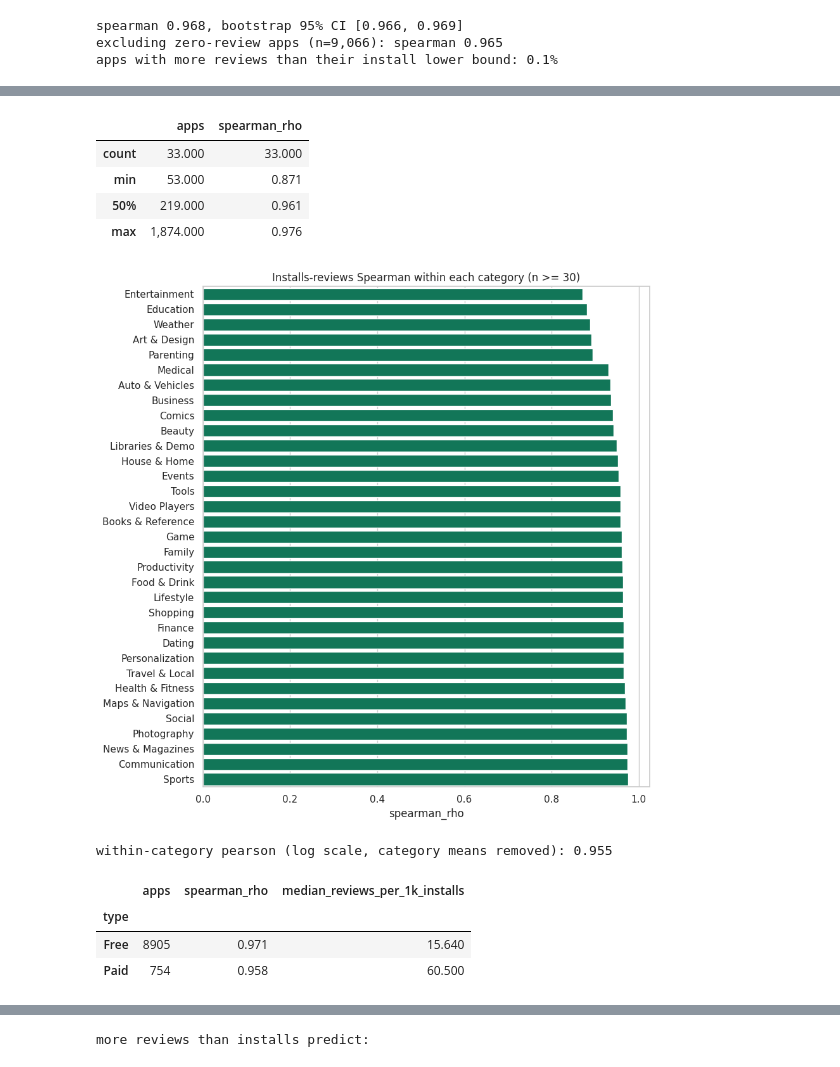
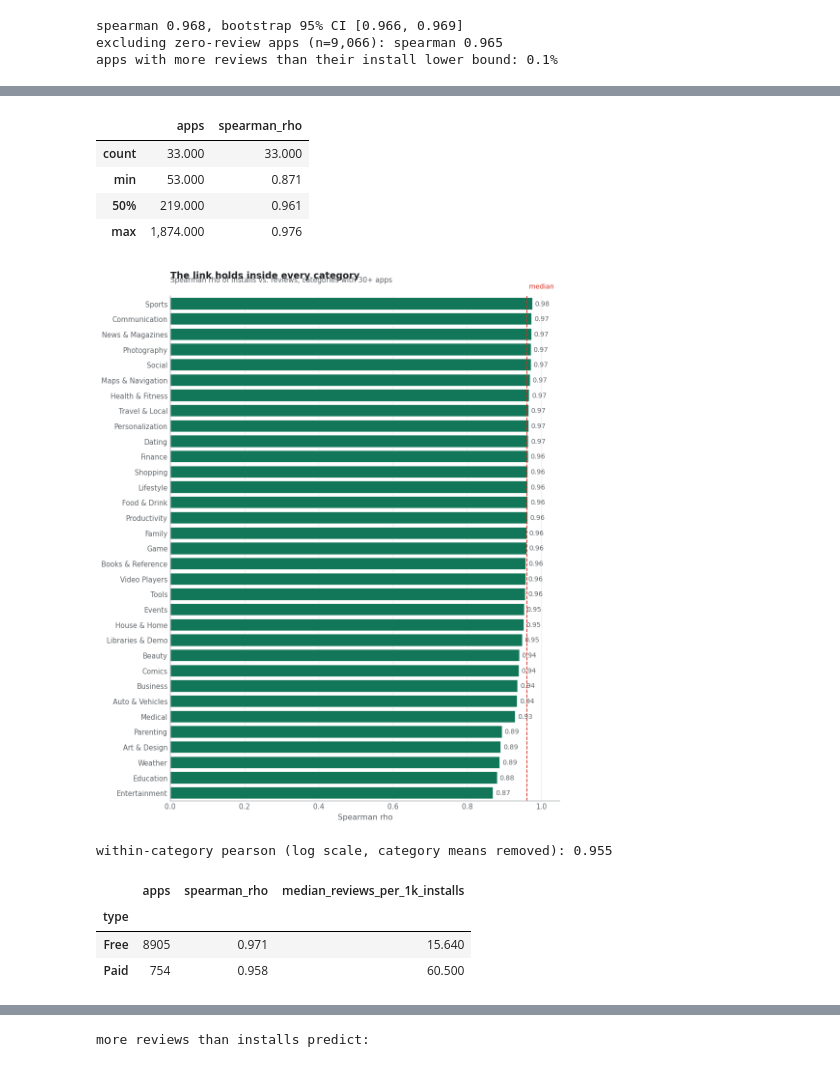
Before and after one commit to MokuaEnock/google_play_store_analysis, a Jupyter notebook: google_play_store_analysis.ipynb, the cells around one changed output, grey strips where cells are left out. Saved outputs shown, nothing was run; the diff lists cells and outputs as text; code cells hidden in the pictures.

Commit message:
update dahbord and standrize charts

```diff
--- a/google_play_store_analysis.ipynb
+++ b/google_play_store_analysis.ipynb
@@ -672,6 +715,7 @@ def engineer_features(pdf: pd.DataFrame) -> pd.DataFrame:
     df = pdf.copy()
 
     df["last_updated"] = pd.to_datetime(df["last_updated"], format="%B %d, %Y", errors="coerce")
+    # "today" = newest update in the data, so recency does not depend on when you run this
     snapshot_date = df["last_updated"].max()
     df["days_since_update"] = (snapshot_date - df["last_updated"]).dt.days
 
@@ -679,7 +723,7 @@ def engineer_features(pdf: pd.DataFrame) -> pd.DataFrame:
     df["primary_genre"] = df["genres"].str.split(";").str[0].str.strip()
 
     df["is_paid"] = df["type"].eq("Paid")
-    df["size_missing"] = df["size_mb"].isna()
+    df["size_missing"] = df["size_mb"].isna()   # "Varies with device" stays flagged, not guessed
     df["has_rating"] = df["rating"].notna()
 
     df["log10_installs"] = np.log10(df["installs"] + 1)
@@ -709,6 +753,23 @@ def engineer_features(pdf: pd.DataFrame) -> pd.DataFrame:
         np.select([df["installs"] < 10_000, df["installs"] < 1_000_000], ["<10K", "10K-1M"], default="1M+"),
         categories=["<10K", "10K-1M", "1M+"], ordered=True)
 
+    # recency_band as an explicit ordered categorical (same order as the labels above)
+    df["recency_band"] = pd.Categorical(df["recency_band"].astype(str), categories=recency_labels, ordered=True)
+
+    # content rating: youngest audience -> oldest audience, Unrated last
+    cr_order = ["Everyone", "Everyone 10+", "Teen", "Mature 17+", "Adults only 18+", "Unrated"]
+    cr_order += sorted(set(df["content_rating"].dropna()) - set(cr_order))
+    df["content_rating"] = pd.Categorical(df["content_rating"], categories=cr_order, ordered=True)
+
+    # Numeric sort keys. A csv has no category order, so Tableau/Excel sort text labels alphabetically ("1B+" before "1K+")
+    for col in ["installs_bucket", "size_band", "price_band", "recency_band", "install_tier", "content_rating"]:
+        df[f"{col}_sort"] = df[col].cat.codes + 1
+
+    # self-sorting labels for tools that cannot sort by another field (e.g. "01 | 1K+")
+    for col in ["installs_bucket", "size_band", "price_band", "recency_band", "install_tier"]:
+        width = len(str(len(df[col].cat.categories)))
+        df[f"{col}_ordered"] = df[f"{col}_sort"].astype(str).str.zfill(width) + " | " + df[col].astype(str)
+
     return df.drop(columns=["size", "current_ver", "android_ver"], errors="ignore")
 
 clean_df = engineer_features(pdf)
@@ -928,38 +1007,44 @@ monotonic = bool(bucket_stats["median_reviews"].is_monotonic_increasing)
 # %%
 # within-category check (rules out a category-mix explanation)
 def category_spearman(df: pd.DataFrame, min_n: int = MIN_N) -> pd.DataFrame:
     rows = [(cat, len(g), stats.spearmanr(g["installs"], g["reviews"])[0])
             for cat, g in df.groupby("category")
             if len(g) >= min_n and g["installs"].nunique() > 1 and g["reviews"].nunique() > 1]
     return pd.DataFrame(rows, columns=["category", "apps", "spearman_rho"]).sort_values("spearman_rho")
 
 cat_corr = category_spearman(clean_df)
 display(cat_corr.describe().loc[["count", "min", "50%", "max"]])
 
-fig, ax = plt.subplots(figsize=(9, 9))
-sns.barplot(data=cat_corr, y="category", x="spearman_rho", color=GREEN, ax=ax)
-ax.set_title(f"Installs-reviews Spearman within each category (n >= {MIN_N})"); ax.set_ylabel("")
-plt.tight_layout()
-plt.savefig(f"{image_path}/04_category_correlation.png", dpi=150)
-plt.show()
+# highest rho at the top
+plot_df = cat_corr.sort_values("spearman_rho", ascending=False)
+fig, ax = plt.subplots(figsize=(9, 0.27 * len(plot_df) + 1.8))
+sns.barplot(data=plot_df, y="category", x="spearman_rho", color=GREEN, ax=ax)
+ax.axvline(cat_corr["spearman_rho"].median(), color=RED, ls="--", lw=1.2)
+ax.text(cat_corr["spearman_rho"].median(), -0.9, " median", color=RED, fontsize=9, va="bottom")
+ax.set_xlim(min(0, plot_df["spearman_rho"].min() - 0.05), 1.05)
+label_bars(ax, "%.2f")
+title_block(ax, "The link holds inside every category", f"Spearman rho of installs vs. reviews, categories with {MIN_N}+ apps")
+ax.set_xlabel("Spearman rho"); ax.set_ylabel("")
+tidy(ax, grid="x")
+save_chart(fig, "04_category_correlation")
 
 x_w = clean_df["log10_installs"] - clean_df.groupby("category")["log10_installs"].transform("mean")
 y_w = clean_df["log10_reviews"] - clean_df.groupby("category")["log10_reviews"].transform("mean")
 r_within = float(np.corrcoef(x_w, y_w)[0, 1])
 print(f"within-category pearson (log scale, category means removed): {r_within:.3f}")
 
 type_corr = pd.DataFrame([
     {"type": t, "apps": len(g), "spearman_rho": stats.spearmanr(g["installs"], g["reviews"])[0],
      "median_reviews_per_1k_installs": g["reviews_per_1k_installs"].median()}
     for t, g in clean_df.groupby("type")]).set_index("type")
 display(type_corr)
 # %% [output]
 |  | apps | spearman_rho |
 | count | 33.000 | 33.000 |
 | min | 53.000 | 0.871 |
 | 50% | 219.000 | 0.961 |
 | max | 1,874.000 | 0.976 |
-[figure, old version]
+[figure, new version]
 within-category pearson (log scale, category means removed): 0.955
 |  | apps | spearman_rho | median_reviews_per_1k_installs |
 | type |  |  |  |
```
Also changed, not shown: parts of 40 cells of this notebook, 18 other files.
